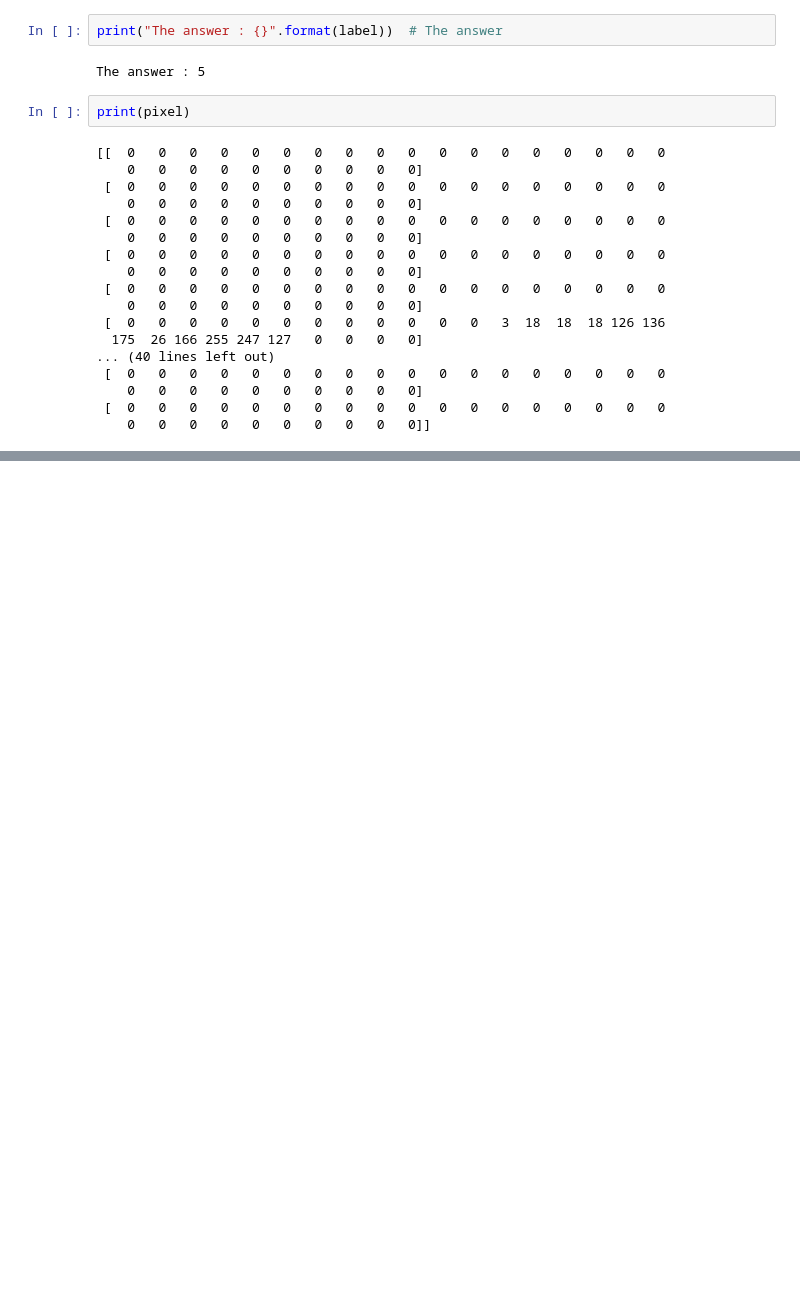
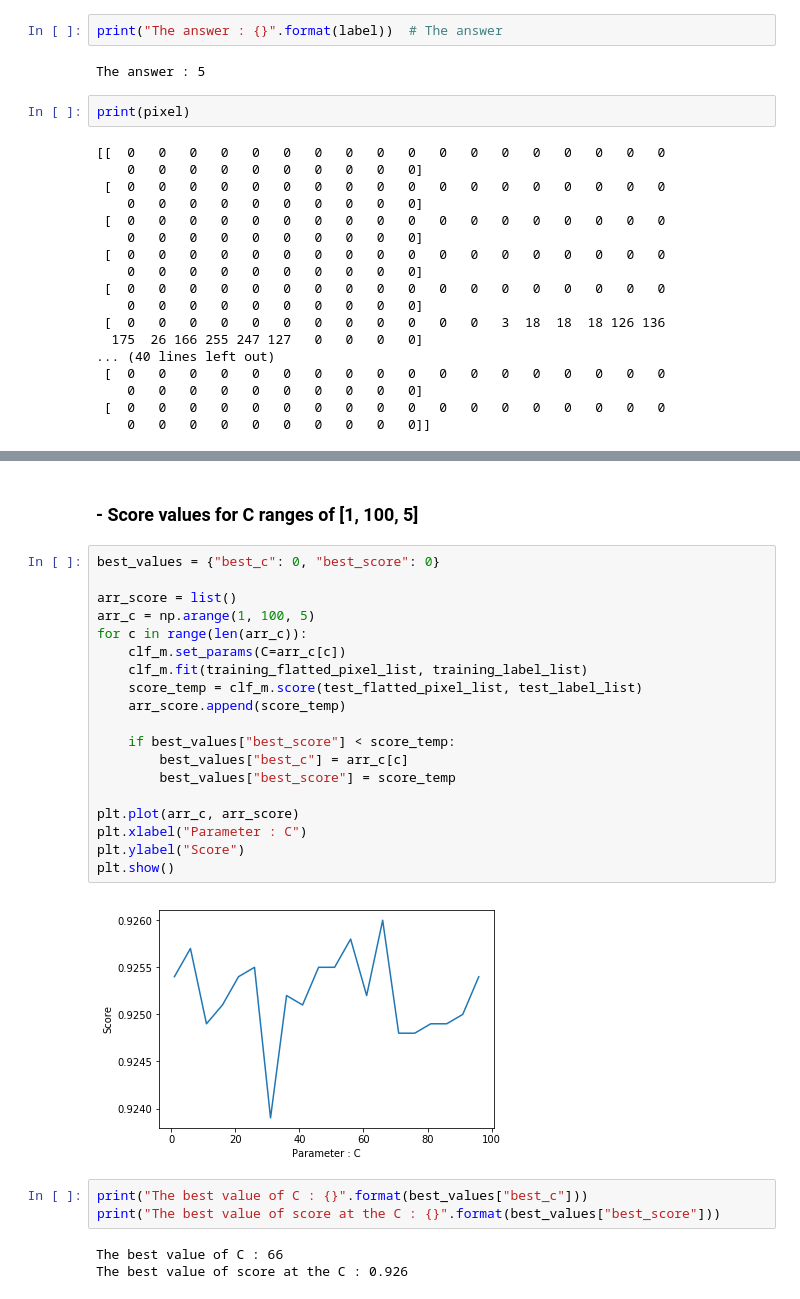
Before and after one commit to ByeongGil-Jung/2018-Artificial-Intelligence, a Jupyter notebook: PBL_1/PBL1_logistic_regression.ipynb, the cells around one changed output, grey strips where cells are left out. Saved outputs shown, nothing was run; the diff lists cells and outputs as text; blank space fills up the shorter version.

```diff
--- a/PBL_1/PBL1_logistic_regression.ipynb
+++ b/PBL_1/PBL1_logistic_regression.ipynb
@@ -115,0 +190,29 @@ def get_flatten_pixel_list(training_list):
+# %% [markdown]
+### - Score values for C ranges of [1, 100, 5]
+# %%
+best_values = {"best_c": 0, "best_score": 0}
+
+arr_score = list()
+arr_c = np.arange(1, 100, 5)
+for c in range(len(arr_c)):
+    clf_m.set_params(C=arr_c[c])
+    clf_m.fit(training_flatted_pixel_list, training_label_list)
+    score_temp = clf_m.score(test_flatted_pixel_list, test_label_list)
+    arr_score.append(score_temp)
+
+    if best_values["best_score"] < score_temp:
+        best_values["best_c"] = arr_c[c]
+        best_values["best_score"] = score_temp
+
+plt.plot(arr_c, arr_score)
+plt.xlabel("Parameter : C")
+plt.ylabel("Score")
+plt.show()
+# %% [output]
+[figure, added]
+# %%
+print("The best value of C : {}".format(best_values["best_c"]))
+print("The best value of score at the C : {}".format(best_values["best_score"]))
+# %% [output]
+The best value of C : 66
+The best value of score at the C : 0.926
```
Also changed, not shown: parts of 15 cells of this notebook.
